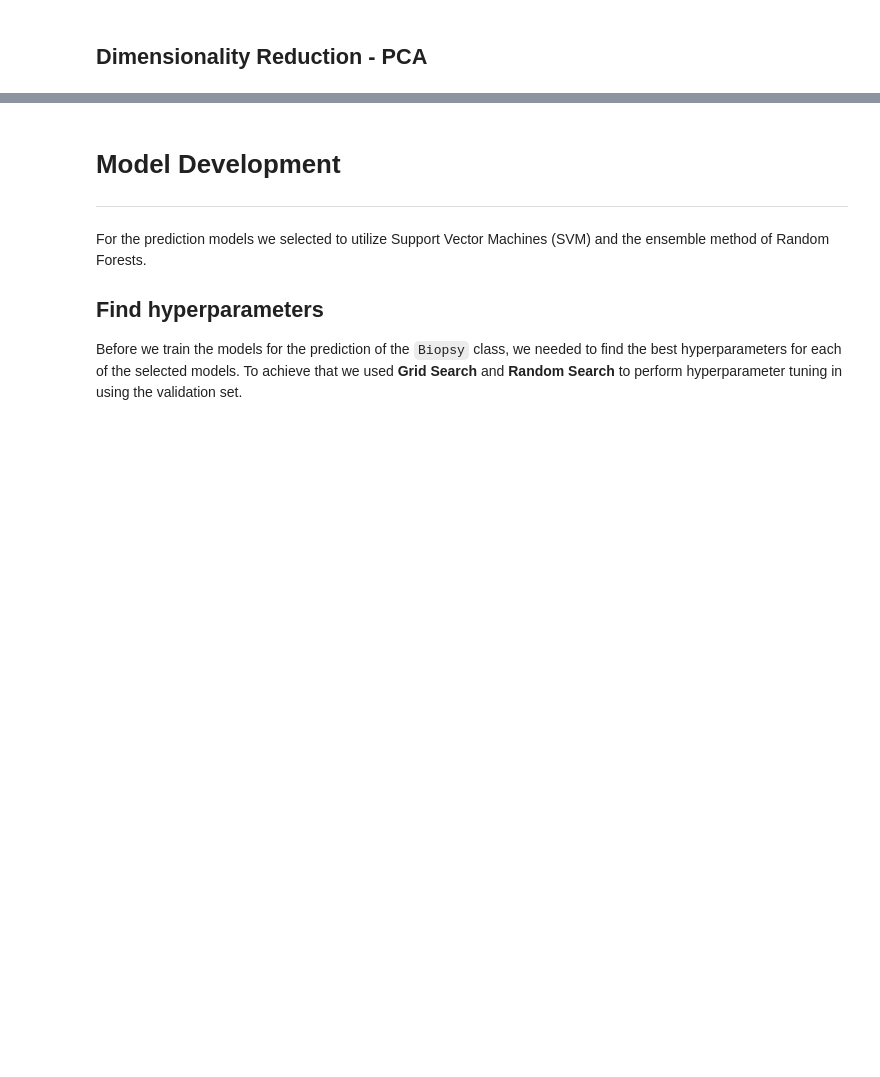
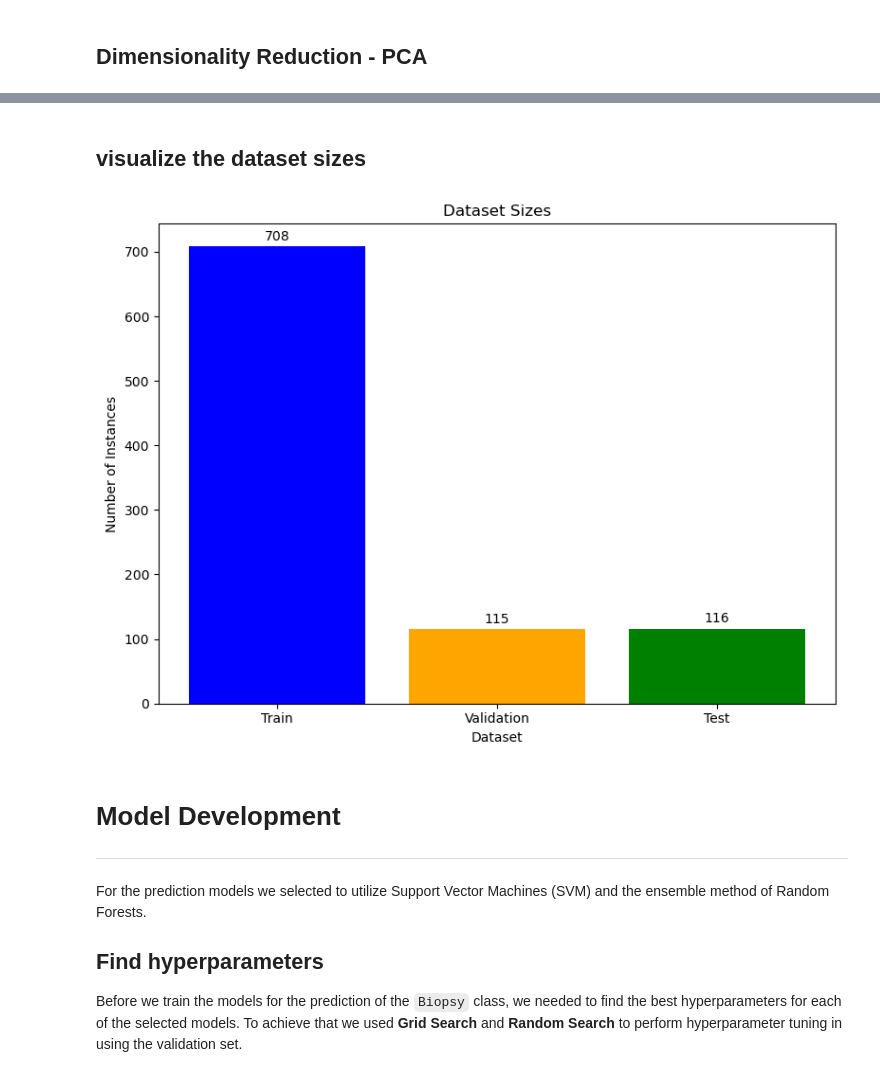
Before and after one commit to JYe9/MAI643_AI_in_Medicine, a Jupyter notebook: prediction-system.ipynb, the cells around one changed output, grey strips where cells are left out. Cells and saved outputs as stored; diff of their text form; code cells hidden in the pictures; blank space fills up the shorter version.

```diff
--- a/prediction-system.ipynb
+++ b/prediction-system.ipynb
@@ -352,3 +464,42 @@ print("Train: {}\nValidation: {}\nTest: {}".format(x_train_reduced.shape, x_val_
+# %% [markdown]
+## visualize the dataset sizes
+# %%
+import matplotlib.pyplot as plt
+
+# Dataset dimensions
+train_size = x_train_reduced.shape
+val_size = x_val_reduced.shape
+test_size = x_test_reduced.shape
+
+# Extracting sizes
+train_data = train_size[0]
+val_data = val_size[0]
+test_data = test_size[0]
+
+# Extracting labels
+labels = ['Train', 'Validation', 'Test']
+
+# Extracting feature count
+feature_count = train_size[1]  # All sets have the same number of features
+
+# Creating bar chart
+plt.figure(figsize=(8, 6))
+plt.bar(labels, [train_data, val_data, test_data], color=['blue', 'orange', 'green'])
+
+# Adding labels and title
+plt.xlabel('Dataset')
+plt.ylabel('Number of Instances')
+plt.title('Dataset Sizes')
+
+# Adding text labels for each bar
+for i, v in enumerate([train_data, val_data, test_data]):
+    plt.text(i, v + 5, str(v), ha='center', va='bottom')
+
+# Displaying the plot
+plt.tight_layout()
+plt.show()
+# %% [output]
+[figure, added]
 # %% [markdown]
 # Model Development
 ---
```
Also changed, not shown: parts of 20 cells of this notebook.
